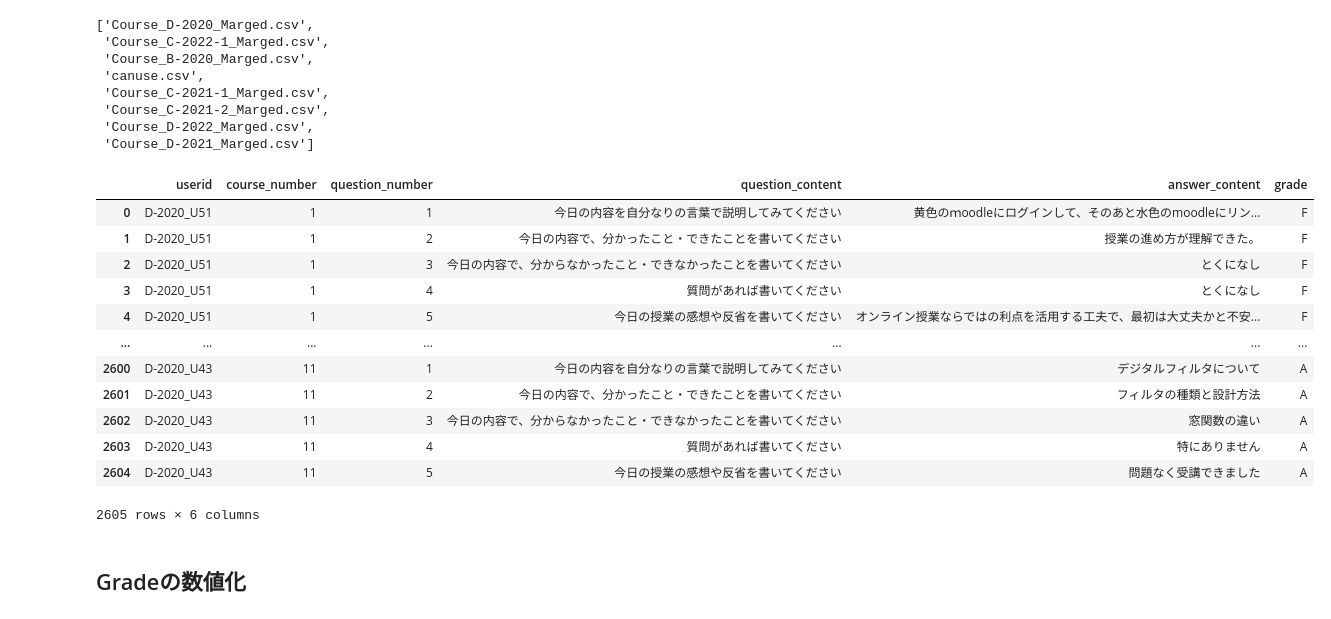
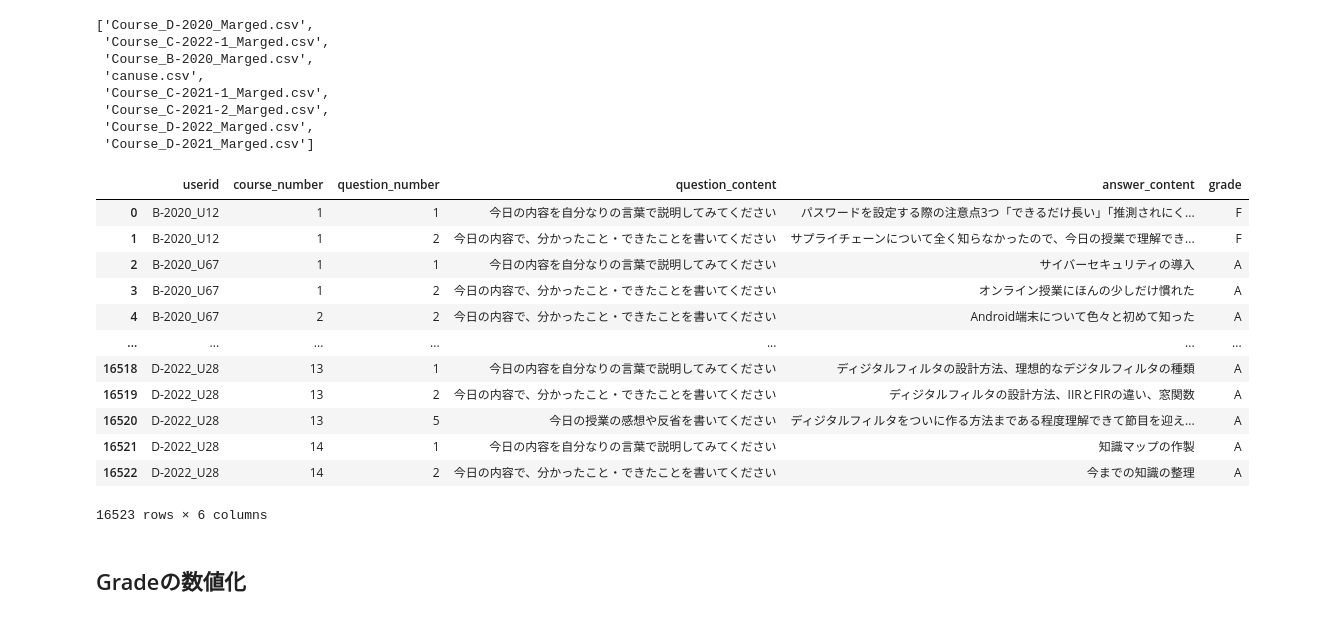
Before and after one commit to masa1357/kaggle_clrp_1st_place_solution, a Jupyter notebook: ref_to_Eng.ipynb, the cells around one changed output. Saved outputs shown, nothing was run; the diff lists cells and outputs as text; code cells hidden in the pictures.

```diff
--- a/ref_to_Eng.ipynb
+++ b/ref_to_Eng.ipynb
@@ -27,22 +27,23 @@ file
  'Course_D-2022_Marged.csv',
  'Course_D-2021_Marged.csv']
 # %%
-df = pd.read_csv(os.path.join(DATA_PATH, file[0]))
+#df = pd.read_csv(os.path.join(DATA_PATH, file[0]))
+df = pd.read_csv(os.path.join(DATA_PATH, 'canuse.csv'))
 df
 # %% [output]
 |  | userid | course_number | question_number | question_content | answer_content | grade |
-| 0 | D-2020_U51 | 1 | 1 | 今日の内容を自分なりの言葉で説明してみてください | 黄色のｍoodleにログインして、そのあと水色のmoodleにリン... | F |
-| 1 | D-2020_U51 | 1 | 2 | 今日の内容で、分かったこと・できたことを書いてください | 授業の進め方が理解できた。 | F |
-| 2 | D-2020_U51 | 1 | 3 | 今日の内容で、分からなかったこと・できなかったことを書いてください | とくになし | F |
-| 3 | D-2020_U51 | 1 | 4 | 質問があれば書いてください | とくになし | F |
-| 4 | D-2020_U51 | 1 | 5 | 今日の授業の感想や反省を書いてください | オンライン授業ならではの利点を活用する工夫で、最初は大丈夫かと不安... | F |
+| 0 | B-2020_U12 | 1 | 1 | 今日の内容を自分なりの言葉で説明してみてください | パスワードを設定する際の注意点3つ「できるだけ長い」「推測されにく... | F |
+| 1 | B-2020_U12 | 1 | 2 | 今日の内容で、分かったこと・できたことを書いてください | サプライチェーンについて全く知らなかったので、今日の授業で理解でき... | F |
+| 2 | B-2020_U67 | 1 | 1 | 今日の内容を自分なりの言葉で説明してみてください | サイバーセキュリティの導入 | A |
+| 3 | B-2020_U67 | 1 | 2 | 今日の内容で、分かったこと・できたことを書いてください | オンライン授業にほんの少しだけ慣れた | A |
+| 4 | B-2020_U67 | 2 | 2 | 今日の内容で、分かったこと・できたことを書いてください | Android端末について色々と初めて知った | A |
 | ... | ... | ... | ... | ... | ... | ... |
-| 2600 | D-2020_U43 | 11 | 1 | 今日の内容を自分なりの言葉で説明してみてください | デジタルフィルタについて | A |
-| 2601 | D-2020_U43 | 11 | 2 | 今日の内容で、分かったこと・できたことを書いてください | フィルタの種類と設計方法 | A |
-| 2602 | D-2020_U43 | 11 | 3 | 今日の内容で、分からなかったこと・できなかったことを書いてください | 窓関数の違い | A |
-| 2603 | D-2020_U43 | 11 | 4 | 質問があれば書いてください | 特にありません | A |
-| 2604 | D-2020_U43 | 11 | 5 | 今日の授業の感想や反省を書いてください | 問題なく受講できました | A |
+| 16518 | D-2022_U28 | 13 | 1 | 今日の内容を自分なりの言葉で説明してみてください | ディジタルフィルタの設計方法、理想的なデジタルフィルタの種類 | A |
+| 16519 | D-2022_U28 | 13 | 2 | 今日の内容で、分かったこと・できたことを書いてください | ディジタルフィルタの設計方法、IIRとFIRの違い、窓関数 | A |
+| 16520 | D-2022_U28 | 13 | 5 | 今日の授業の感想や反省を書いてください | ディジタルフィルタをついに作る方法まである程度理解できて節目を迎え... | A |
+| 16521 | D-2022_U28 | 14 | 1 | 今日の内容を自分なりの言葉で説明してみてください | 知識マップの作製 | A |
+| 16522 | D-2022_U28 | 14 | 2 | 今日の内容で、分かったこと・できたことを書いてください | 今までの知識の整理 | A |
-2605 rows × 6 columns
+16523 rows × 6 columns
 # %% [markdown]
 ## Gradeの数値化
 # %%
```
Also changed, not shown: parts of 6 cells of this notebook, 5 other files.
